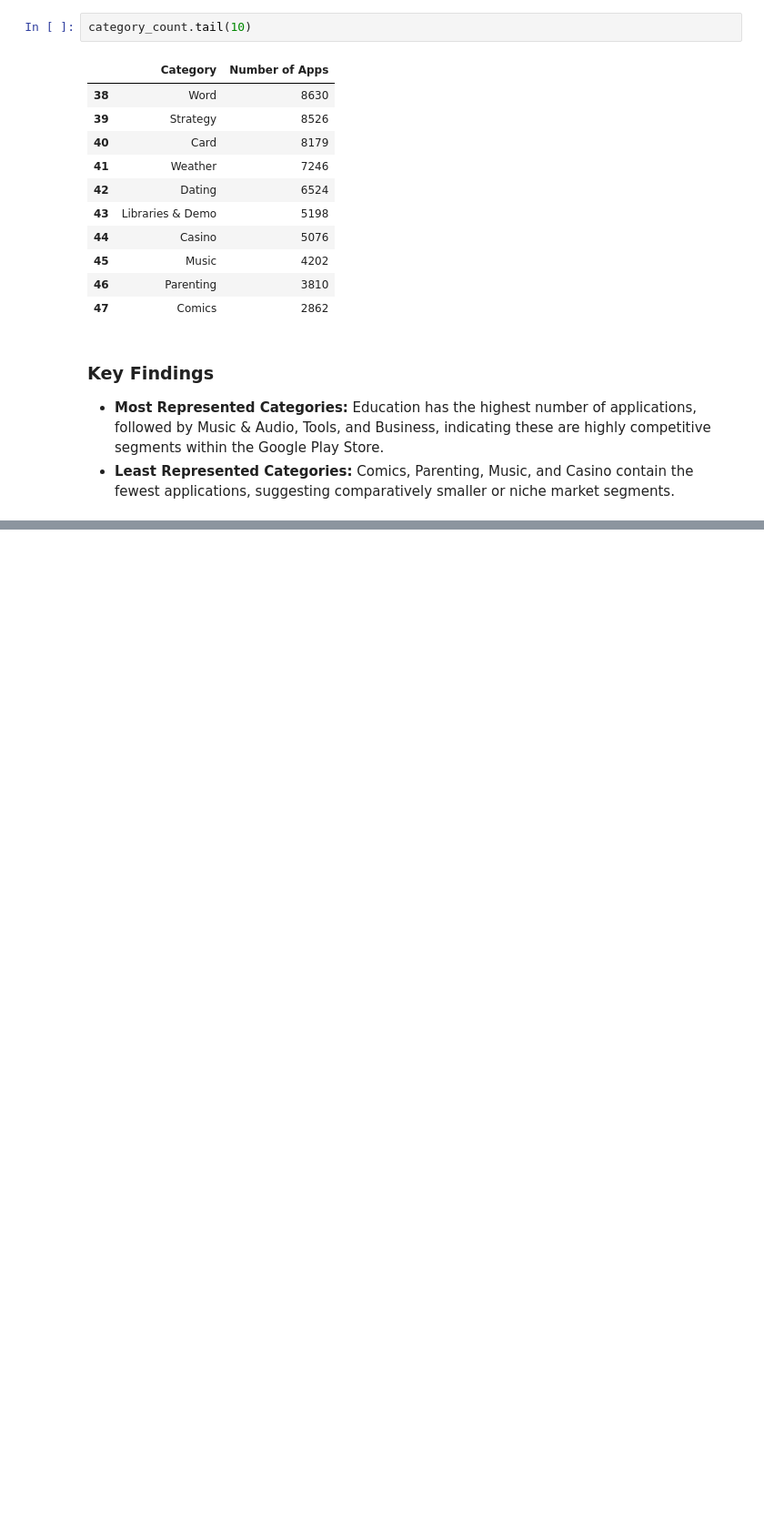
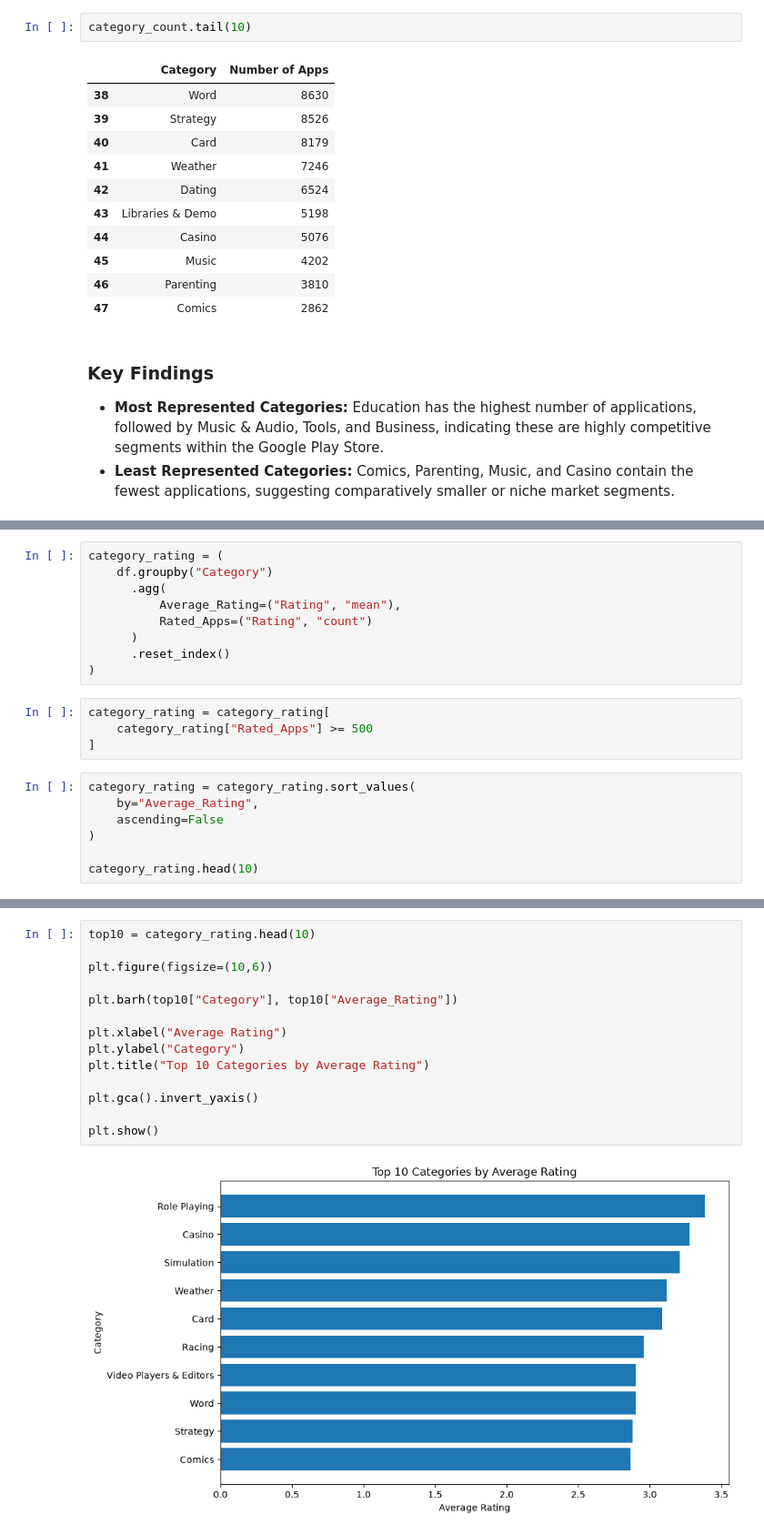
Before and after one commit to ShrutiTss/google-play-store-business-analytics, a Jupyter notebook: notebooks/04_exploratory_data_analysis.ipynb, the cells around one changed output, grey strips where cells are left out. Shown at 91% size. Saved outputs shown, nothing was run; the diff lists cells and outputs as text; blank space fills up the shorter version.

```diff
--- a/notebooks/04_exploratory_data_analysis.ipynb
+++ b/notebooks/04_exploratory_data_analysis.ipynb
@@ -165,0 +170,20 @@ category_count.tail(10)
+# %%
+category_rating = (
+    df.groupby("Category")
+      .agg(
+          Average_Rating=("Rating", "mean"),
+          Rated_Apps=("Rating", "count")
+      )
+      .reset_index()
+)
+# %%
+category_rating = category_rating[
+    category_rating["Rated_Apps"] >= 500
+]
+# %%
+category_rating = category_rating.sort_values(
+    by="Average_Rating",
+    ascending=False
+)
+
+category_rating.head(10)
@@ -165,0 +202,16 @@ category_count.tail(10)
+# %%
+top10 = category_rating.head(10)
+
+plt.figure(figsize=(10,6))
+
+plt.barh(top10["Category"], top10["Average_Rating"])
+
+plt.xlabel("Average Rating")
+plt.ylabel("Category")
+plt.title("Top 10 Categories by Average Rating")
+
+plt.gca().invert_yaxis()
+
+plt.show()
+# %% [output]
+[figure, added]
```
Also changed, not shown: parts of 6 cells of this notebook.
